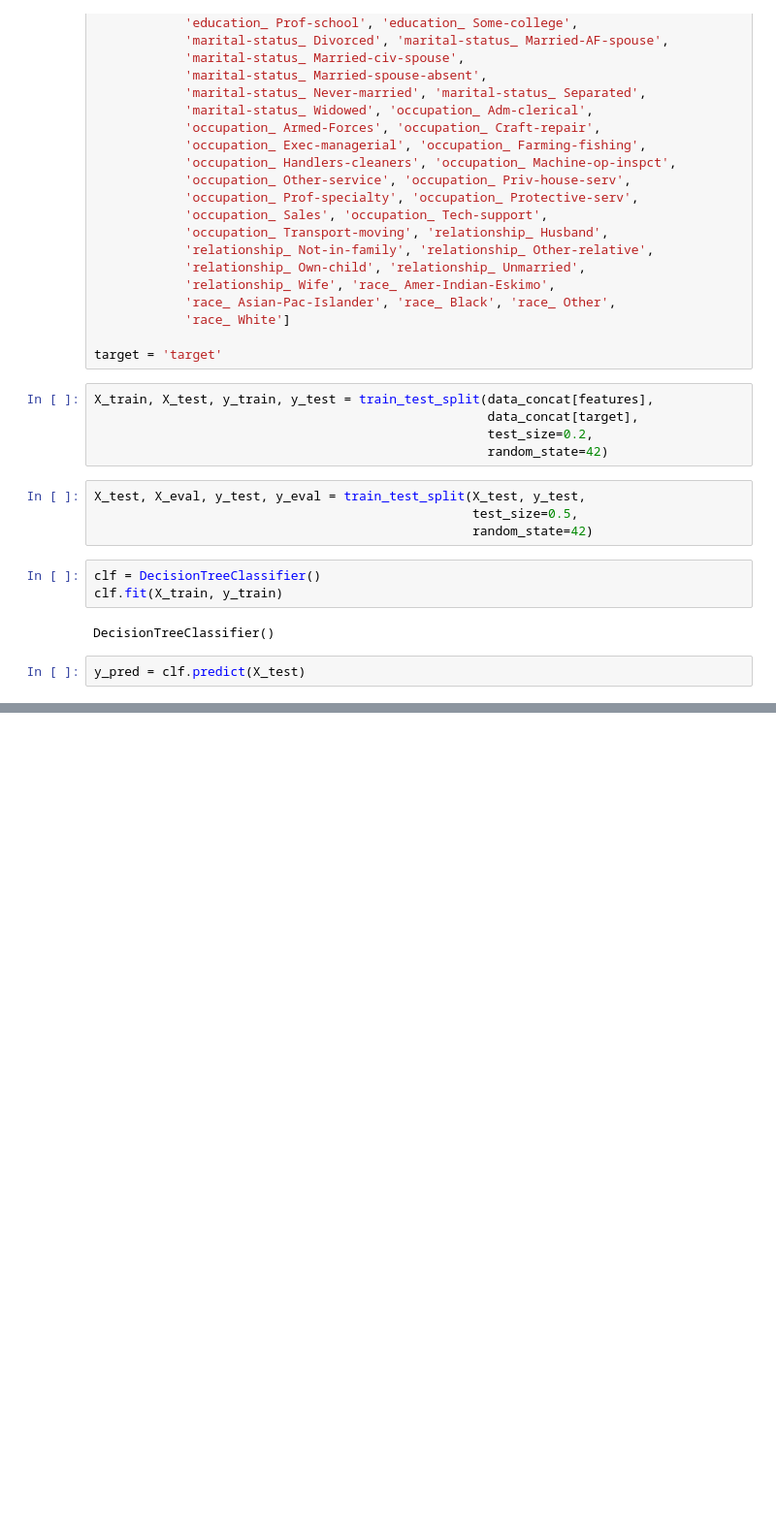
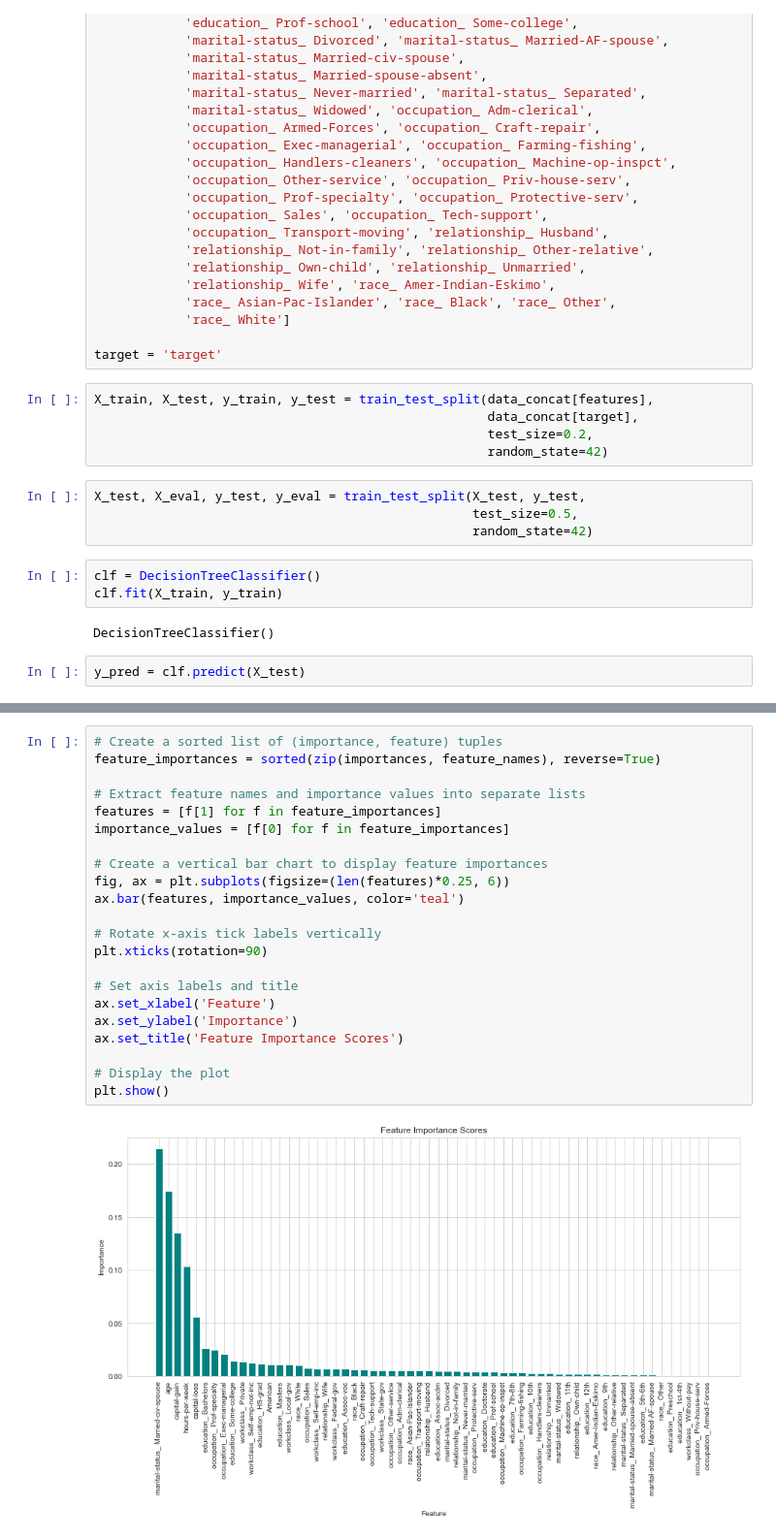
Before and after one commit to aryanverma30/CSE_404_Project, a Jupyter notebook: DecisionTree.ipynb, the cells around one changed output, grey strips where cells are left out. Shown at 97% size. Cells and saved outputs as stored; diff of their text form; blank space fills up the shorter version.

Commit message:
Just added plot for the feature importance score

```diff
--- a/DecisionTree.ipynb
+++ b/DecisionTree.ipynb
@@ -363,2 +365,26 @@ workclass_ Without-pay: 0.0
 occupation_ Priv-house-serv: 0.0
 occupation_ Armed-Forces: 0.0
+# %%
+# Create a sorted list of (importance, feature) tuples
+feature_importances = sorted(zip(importances, feature_names), reverse=True)
+
+# Extract feature names and importance values into separate lists
+features = [f[1] for f in feature_importances]
+importance_values = [f[0] for f in feature_importances]
+
+# Create a vertical bar chart to display feature importances
+fig, ax = plt.subplots(figsize=(len(features)*0.25, 6))
+ax.bar(features, importance_values, color='teal')
+
+# Rotate x-axis tick labels vertically
+plt.xticks(rotation=90)
+
+# Set axis labels and title
+ax.set_xlabel('Feature')
+ax.set_ylabel('Importance')
+ax.set_title('Feature Importance Scores')
+
+# Display the plot
+plt.show()
+# %% [output]
+[figure, added]
```
Also changed, not shown: parts of 4 cells of this notebook.
